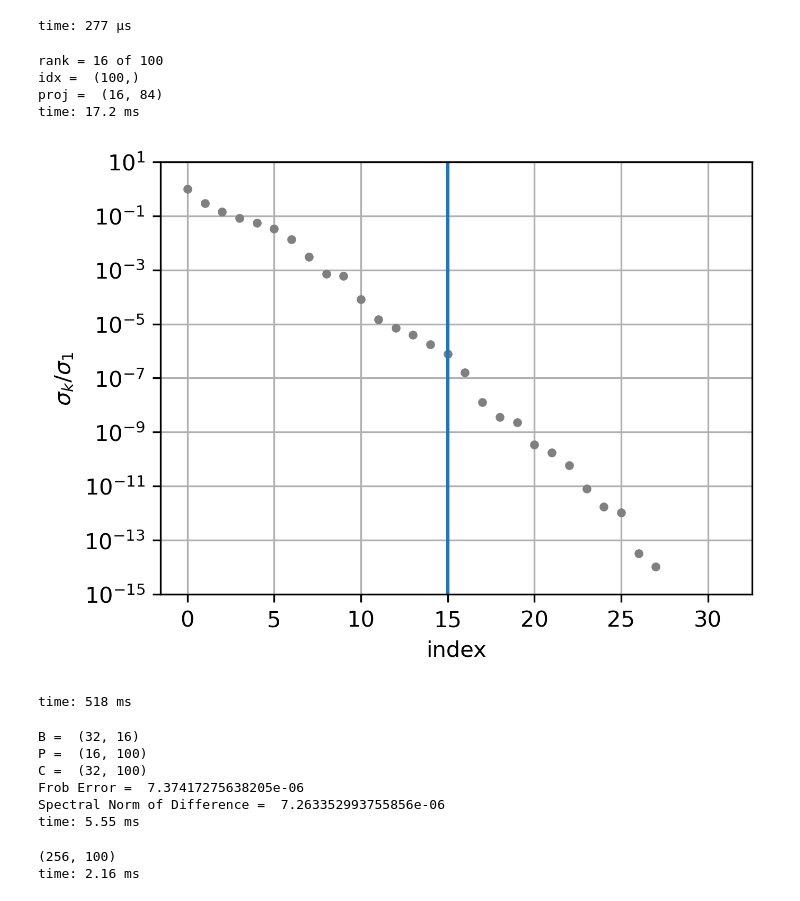
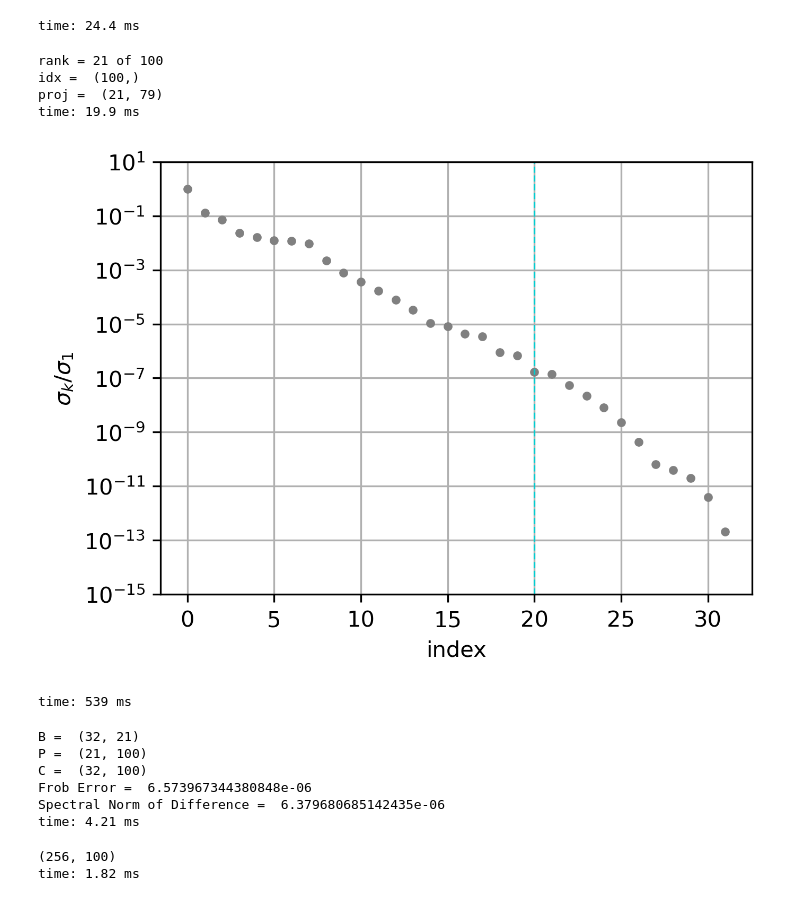
Before and after one commit to mulligatawny/bi-fidelity-burgers, a Jupyter notebook: bi_fidelity_burgers.ipynb, the cells around one changed output. Saved outputs shown, nothing was run; the diff lists cells and outputs as text; code cells hidden in the pictures.

```diff
--- a/bi_fidelity_burgers.ipynb
+++ b/bi_fidelity_burgers.ipynb
@@ -18,5 +18,5 @@ nx_hf     = 256
 samples   = 100
 eps       = 1e-6
 save_plot = 0 # toggle flag to save figures
-transf    = 0 # toggle flag to apply coordinate transform
+transf    = 1 # toggle flag to apply coordinate transform
 # %% [output]
@@ -158,10 +160,10 @@ time: 527 µs
 if transf:
     phi_lf, sloc_lf = transform(phi_lf)
     phi_hf, sloc_hf = transform(phi_hf)
-
+    np.save('LFT', phi_lf)
 A = phi_lf
 # %% [output]
-time: 277 µs
+time: 24.4 ms
 # %%
 k, idx, proj = sli.interp_decomp(A, eps)
 
@@ -169,29 +171,29 @@ print("rank =",k , "of", samples)
 print("idx = ",idx.shape)
 print("proj = ",proj.shape)
 # %% [output]
-rank = 16 of 100
+rank = 21 of 100
 idx =  (100,)
-proj =  (16, 84)
-time: 17.2 ms
+proj =  (21, 79)
+time: 19.9 ms
 # %%
 # compute singular value decomposition to check eps choice
 u, sv, vh = np.linalg.svd(A, full_matrices=True)
 del u, vh
 
 fig1 = plt.figure(figsize=[6.4*.75, 4.8*.75],dpi=300)
 ax = fig1.add_subplot(1,1,1)
 ax.semilogy(sv/sv[0], 'r.', color='grey')
 #ax.set_title('Singular values cutoff')
 ax.set_ylabel('$\sigma_k/\sigma_1$')
 ax.set_xlabel('index')
-ax.axvline([k-1])
+ax.axvline([k-1], c='darkturquoise', lw=0.75, ls='--')
 ax.set_ylim([1e-15,1e1])
 ax.grid('on')
 if save_plot:
     plt.savefig("./figures/sv.png",bbox_inches='tight')
 # %% [output]
-[figure, old version]
+[figure, new version]
-time: 518 ms
+time: 539 ms
 # %%
 B = sli.reconstruct_skel_matrix(A, k, idx)
 P = sli.reconstruct_interp_matrix(idx, proj)
@@ -204,18 +206,18 @@ diff = sli.estimate_spectral_norm_diff(A, C)
 print("Frob Error = ",np.linalg.norm(A-C))
 print("Spectral Norm of Difference = ",diff)
 # %% [output]
-B =  (32, 16)
-P =  (16, 100)
+B =  (32, 21)
+P =  (21, 100)
 C =  (32, 100)
-Frob Error =  7.37417275638205e-06
-Spectral Norm of Difference =  7.263352993755856e-06
-time: 5.55 ms
+Frob Error =  6.573967344380848e-06
+Spectral Norm of Difference =  6.379680685142435e-06
+time: 4.21 ms
 # %%
 phi_bf = np.dot(phi_hf[:,idx[0:k]],P) # reconstructed high-fidelity solution
 print(np.shape(phi_bf))
 # %% [output]
 (256, 100)
-time: 2.16 ms
+time: 1.82 ms
 # %%
 # plot HF results
 
```
Also changed, not shown: parts of 13 cells of this notebook, 4 other files.
